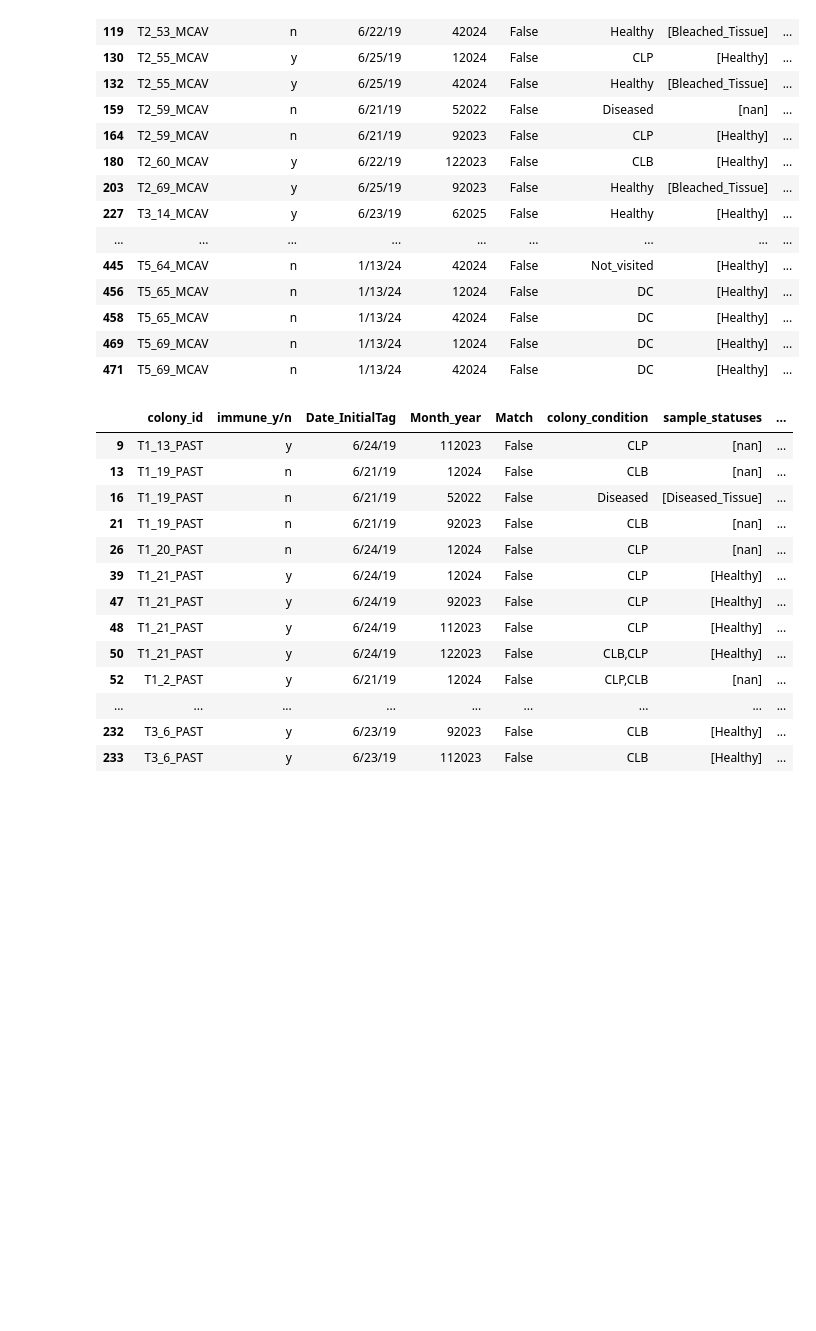
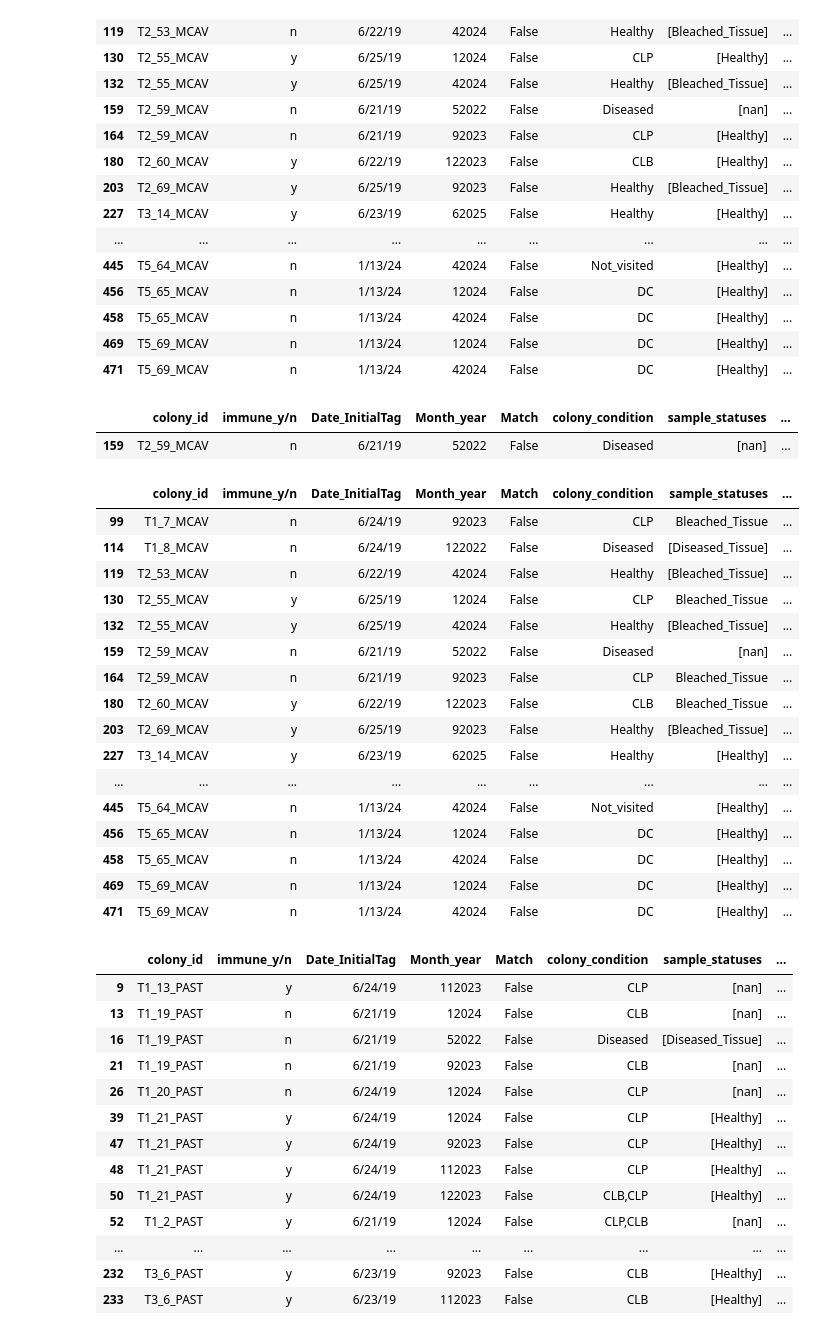
Before and after one commit to brookewicz/Code_notebook, a Jupyter notebook: QA_QC/SampleData/BleachedSamples.ipynb, the cells around one changed output. Saved outputs shown, nothing was run; the diff lists cells and outputs as text; code cells hidden in the pictures; blank space fills up the shorter version.

Commit message:
add test code (tested on mcav) that matches colony condition and updates sample status to bleached

```diff
--- a/QA_QC/SampleData/BleachedSamples.ipynb
+++ b/QA_QC/SampleData/BleachedSamples.ipynb
@@ -228,9 +228,53 @@ test
 | 458 | T5_65_MCAV | n | 1/13/24 | 42024 | False | DC | [Healthy] | ... |
 | 469 | T5_69_MCAV | n | 1/13/24 | 12024 | False | DC | [Healthy] | ... |
 | 471 | T5_69_MCAV | n | 1/13/24 | 42024 | False | DC | [Healthy] | ... |
+# %%
+# test on TEST first
+mask_any_na = test['sample_ids'].explode().isna().groupby(level=0).any()
+test[mask_any_na]
+# %% [output]
+|  | colony_id | immune_y/n | Date_InitialTag | Month_year | Match | colony_condition | sample_statuses | ... |
+| 159 | T2_59_MCAV | n | 6/21/19 | 52022 | False | Diseased | [nan] | ... |
 # %%
 # if sample id is not na, colony condition is CLP/CLB and sample status is healthy,
 # replace sample status to bleached_tissue
+# then somehow replace original sample data? maybe just by matching tubelabel?
+
+bl_conds = ['CLP','CLB','CLP,CLB','CLB,CLP']
+
+# make copy
+updated = test.copy()
+
+# get rows with no samples
+rows_na = (updated['sample_ids'].explode().isna().groupby(level=0).any())
+
+# get rows with clp/clb conditions
+rows = (updated['colony_condition'].isin(bl_conds) &
+        # exclude rows with no samples
+        ~rows_na)
+
+# update only those rows with bleached sample status
+updated.loc[rows, 'sample_statuses'] = 'Bleached_Tissue'
+# %%
+updated
+# %% [output]
+|  | colony_id | immune_y/n | Date_InitialTag | Month_year | Match | colony_condition | sample_statuses | ... |
+| 99 | T1_7_MCAV | n | 6/24/19 | 92023 | False | CLP | Bleached_Tissue | ... |
+| 114 | T1_8_MCAV | n | 6/24/19 | 122022 | False | Diseased | [Diseased_Tissue] | ... |
+| 119 | T2_53_MCAV | n | 6/22/19 | 42024 | False | Healthy | [Bleached_Tissue] | ... |
+| 130 | T2_55_MCAV | y | 6/25/19 | 12024 | False | CLP | Bleached_Tissue | ... |
+| 132 | T2_55_MCAV | y | 6/25/19 | 42024 | False | Healthy | [Bleached_Tissue] | ... |
+| 159 | T2_59_MCAV | n | 6/21/19 | 52022 | False | Diseased | [nan] | ... |
+| 164 | T2_59_MCAV | n | 6/21/19 | 92023 | False | CLP | Bleached_Tissue | ... |
+| 180 | T2_60_MCAV | y | 6/22/19 | 122023 | False | CLB | Bleached_Tissue | ... |
+| 203 | T2_69_MCAV | y | 6/25/19 | 92023 | False | Healthy | [Bleached_Tissue] | ... |
+| 227 | T3_14_MCAV | y | 6/23/19 | 62025 | False | Healthy | [Healthy] | ... |
+| ... | ... | ... | ... | ... | ... | ... | ... | ... |
+| 445 | T5_64_MCAV | n | 1/13/24 | 42024 | False | Not_visited | [Healthy] | ... |
+| 456 | T5_65_MCAV | n | 1/13/24 | 12024 | False | DC | [Healthy] | ... |
+| 458 | T5_65_MCAV | n | 1/13/24 | 42024 | False | DC | [Healthy] | ... |
+| 469 | T5_69_MCAV | n | 1/13/24 | 12024 | False | DC | [Healthy] | ... |
+| 471 | T5_69_MCAV | n | 1/13/24 | 42024 | False | DC | [Healthy] | ... |
 # %%
 false_matches['PAST']
 # %% [output]
```
